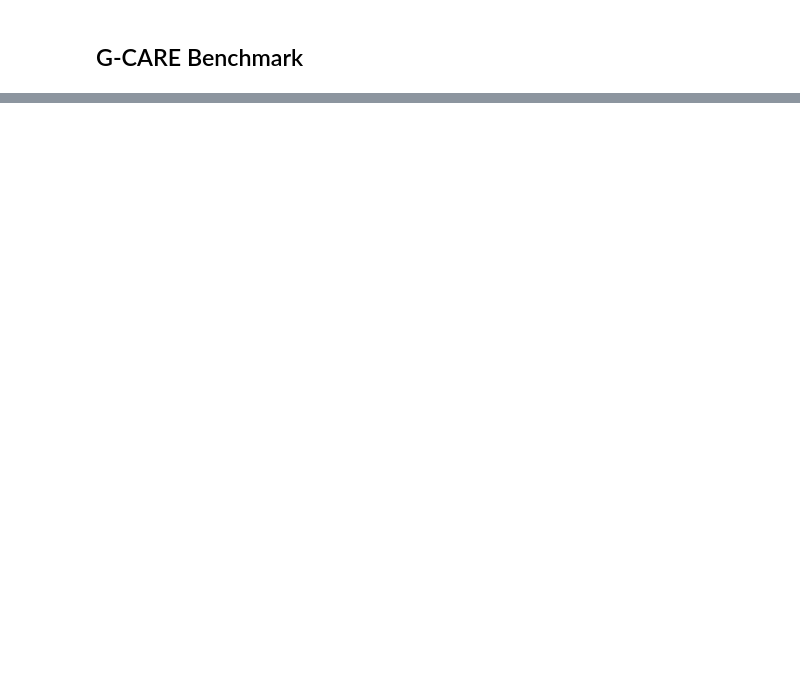
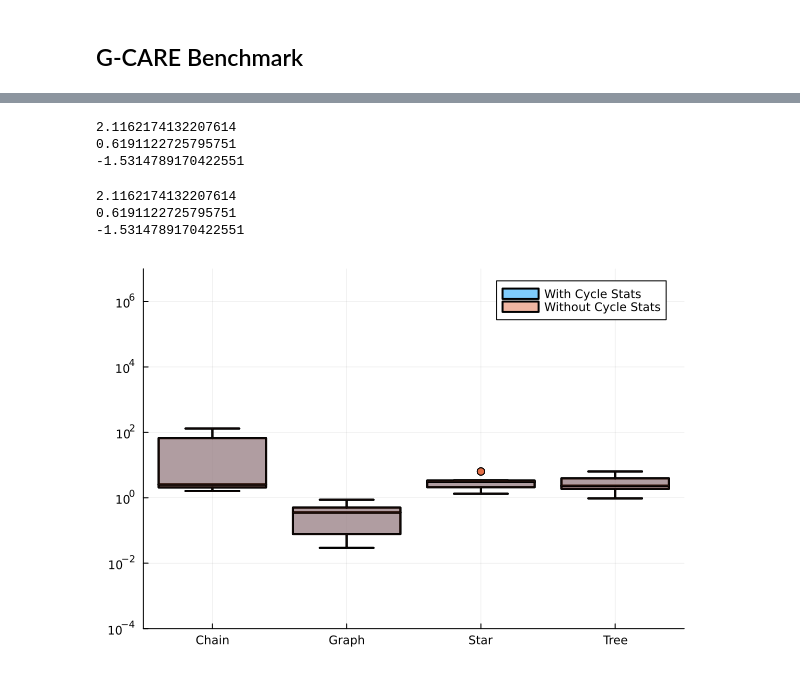
Before and after one commit to uwdb/color, a Jupyter notebook: g-care.ipynb, the cells around one changed output, grey strips where cells are left out. Cells and saved outputs as stored; diff of their text form; code cells hidden in the pictures; blank space fills up the shorter version.

```diff
--- a/g-care.ipynb
+++ b/g-care.ipynb
@@ -83 +108,24 @@ end
+# %%
+using Statistics
+println(maximum([log10(x[2]) for x in human_relative_errors]))
+println(mean([abs(log10(x[2])) for x in human_relative_errors]))
+println(minimum([log10(x[2]) for x in human_relative_errors]))
+# %% [output]
+2.1162174132207614
+0.6191122725795751
+-1.5314789170422551
+# %%
+using Statistics
+println(maximum([log10(x[2]) for x in human_relative_errors_with_stats]))
+println(mean([abs(log10(x[2])) for x in human_relative_errors_with_stats]))
+println(minimum([log10(x[2]) for x in human_relative_errors_with_stats]))
+# %% [output]
+2.1162174132207614
+0.6191122725795751
+-1.5314789170422551
+# %%
+StatsPlots.boxplot(human_query_type, [x[2] for x in human_relative_errors_with_stats],  yscale=:log10, fillalpha=0.5, linewidth=2, label="With Cycle Stats", ylims=[10^-4, 10^7], yticks=[10^-4,10^-2, 1, 10^2, 10^4, 10^6])
+StatsPlots.boxplot!(human_query_type, [x[2] for x in human_relative_errors],  yscale=:log10, fillalpha=0.5, linewidth=2, label="Without Cycle Stats")
+# %% [output]
+[figure, added]
 # %%
```
Also changed, not shown: parts of 14 cells of this notebook, 2 other files.
